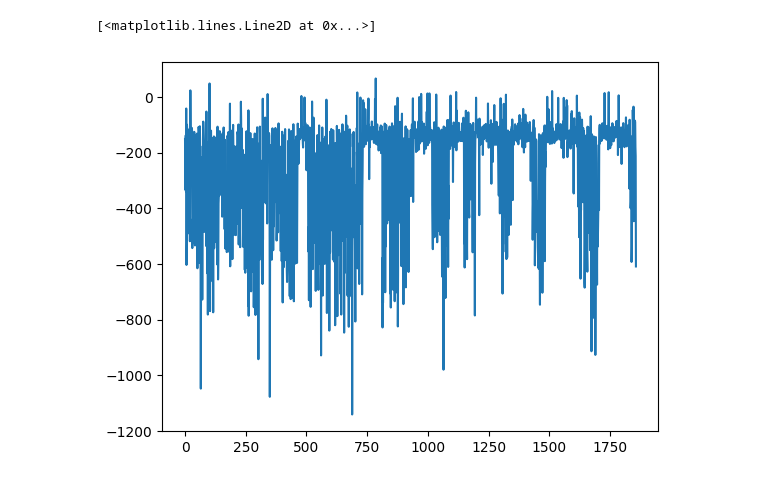
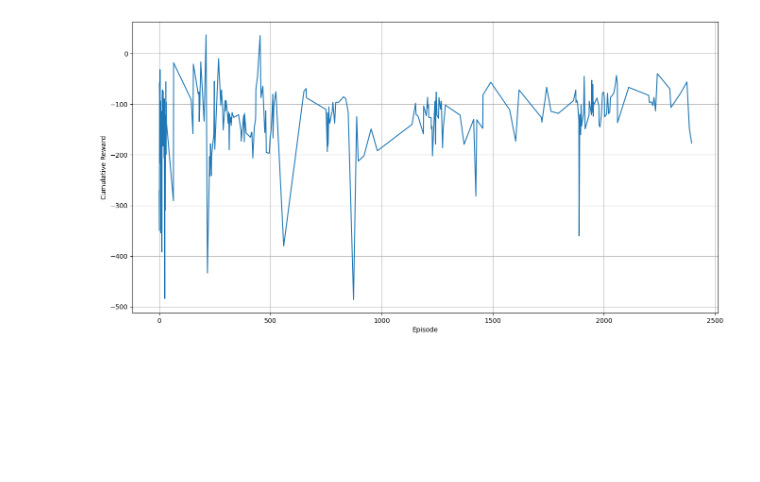
Before and after one commit to ryanyhliu/UoL, a Jupyter notebook: COMP532/AS02/analysis/analysis.ipynb, the cells around one changed output. Drawn from its saved outputs; the diff is of its cells as text; code cells hidden in the pictures; blank space fills up the shorter version.

```diff
--- a/COMP532/AS02/analysis/analysis.ipynb
+++ b/COMP532/AS02/analysis/analysis.ipynb
@@ -1,29 +1,39 @@
-# %%
-import pandas as pd
-import numpy as np
-import matplotlib.pyplot as plt
-
-# Read data from CSV file
-data = pd.read_csv('data.csv', sep=' ',header=None)
-
-data.head()
-
-# # 删除前4行
-# data = data.drop([0, 1, 2, 3])
-
-# # 删除所有 "模型状态字典已保存至 c:\Users\isrya\#MyFiles\#MyCode\GithubUoL\COMP532\AS02\models\model_0.pth" 的行
-# data = data[data[0] != '模型状态字典已保存至']
-
-# 示例数据:
-# 0	Episode:	0/5000,	score:	109,	cumulative	reward:	-213.437076
-# 1	Episode:	1/5000,	score:	90,	cumulative	reward:	-79.263939
-# 2	Episode:	2/5000,	score:	104,	cumulative	reward:	-216.793605
-# 3	Episode:	3/5000,	score:	116,	cumulative	reward:	-109.726400
-# 4	Episode:	4/5000,	score:	96,	cumulative	reward:	-130.167873
-# 根据index和第六列绘制折线图
-plt.plot(data.index, data[6])
-
-# plt.plot(data.index[-500:], data[6][-500:])
-# %% [output]
-[<matplotlib.lines.Line2D at 0x...>]
-[figure, removed]
+# %%
+import pandas as pd
+import matplotlib.pyplot as plt
+from io import StringIO
+
+# 读取CSV文件并过滤以"Episode"开头的行
+with open("data.csv", "r", encoding="utf-8") as file:
+    episode_lines = [line.strip() for line in file if line.startswith("Episode")]
+
+# 读取过滤后的行作为DataFrame
+df = pd.read_csv(StringIO("\n".join(episode_lines)), header=None, names=["Episode", "Time", "truncated", "Cumulative Reward"])
+
+# 提取episode和累积奖励数据
+episodes = df["Episode"].str.split("/").str[0].str.split(": ").str[1].astype(int)
+rewards = df["Cumulative Reward"].str.split(": ").str[1].astype(float)
+
+
+
+# 打印的表格大小
+plt.figure(figsize=(16, 8))
+
+
+
+
+plt.plot(episodes, rewards)
+
+# 只保留最后500个episode的数据
+# episodes_last_500 = episodes.tail(500)
+# rewards_last_500 = rewards.tail(500)
+# plt.plot(episodes_last_500, rewards_last_500)
+
+
+
+plt.xlabel("Episode")
+plt.ylabel("Cumulative Reward")
+plt.grid(True)
+plt.show()
+# %% [output]
+[figure, added]
```
Also changed, not shown: 11 other files.
